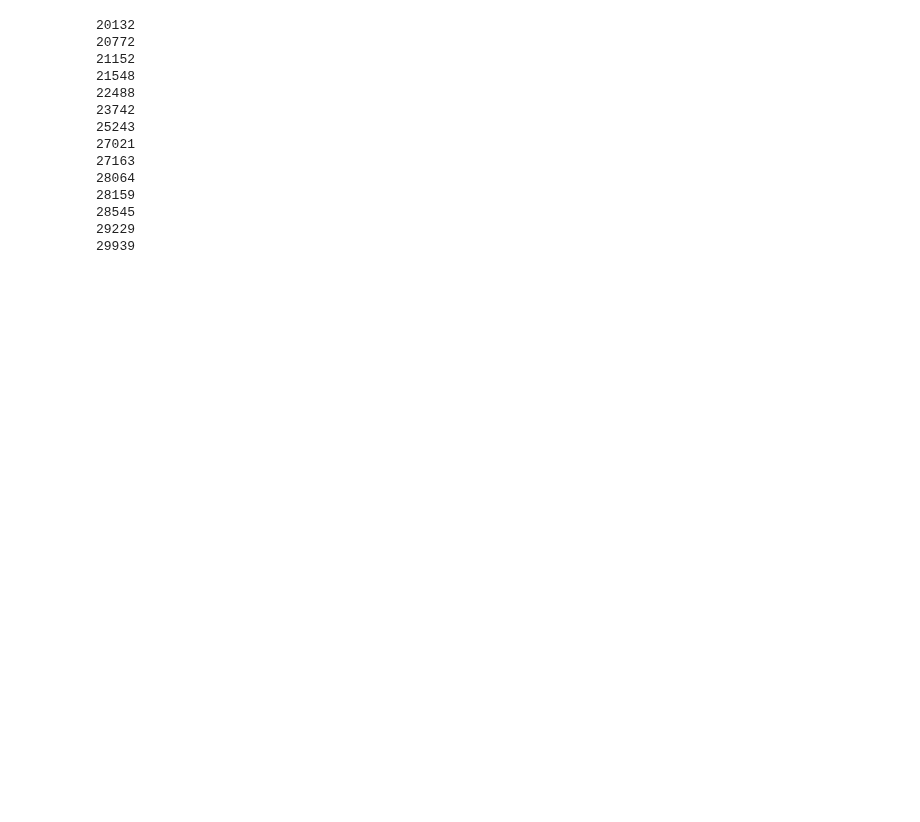
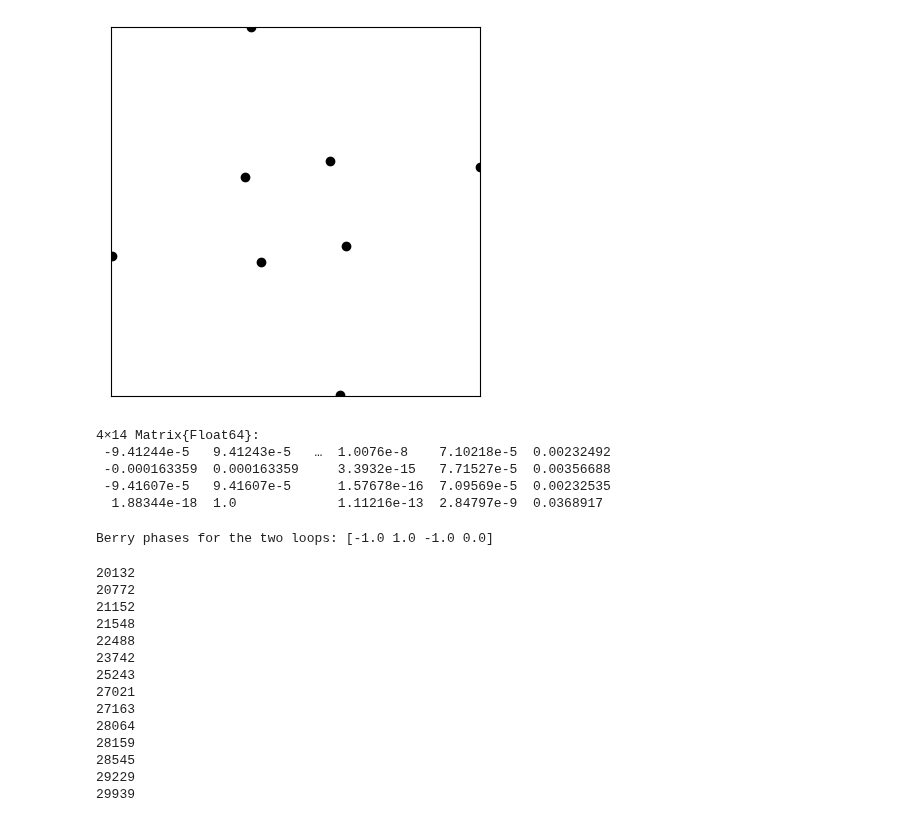
Before and after one commit to AliGhorashiCMT/Topological-Prevalence, a Jupyter notebook: symeigs/cum_fragile/Analyze.ipynb, the cells around one changed output. Saved outputs shown, nothing was run; the diff lists cells and outputs as text; code cells hidden in the pictures; blank space fills up the shorter version.

```diff
--- a/symeigs/cum_fragile/Analyze.ipynb
+++ b/symeigs/cum_fragile/Analyze.ipynb
@@ -2,0 +86,18 @@ using Crystalline, MPBUtils, JLD2, PyPlot, DelimitedFiles
+# %%
+scatter(-0.498, -0.12, color="black")
+scatter(0.498, 0.12, color="black")
+scatter(0.12, -0.498, color="black")
+scatter(-0.12, 0.498, color="black")
+
+scatter(0.0934, 0.136, color="black")
+scatter(-0.0934, -0.136, color="black")
+scatter(-0.136, 0.0934, color="black")
+scatter(0.136, -0.0934, color="black")
+
+xlim(-0.5, 0.5)
+ylim(-0.5, 0.5)
+gca().set_aspect("equal", adjustable="box")
+xticks([])
+yticks([]);
+# %% [output]
+[figure, added]
@@ -3,3 +159,19 @@ using Crystalline, MPBUtils, JLD2, PyPlot, DelimitedFiles
+# %%
+berry_phases
+# %% [output]
+4×14 Matrix{Float64}:
+ -9.41244e-5   9.41243e-5   …  1.0076e-8    7.10218e-5  0.00232492
+ -0.000163359  0.000163359     3.3932e-15   7.71527e-5  0.00356688
+ -9.41607e-5   9.41607e-5      1.57678e-16  7.09569e-5  0.00232535
+  1.88344e-18  1.0             1.11216e-13  2.84797e-9  0.0368917
+# %%
+berry_phases = readdlm("wilson_loops/output/dim2-sg10-27163-res64-te-phases.out", ',')[:, 7:end] ./ π
+berry_phases = round.(berry_phases, digits=3)
+
+# Berry phase for bands 1-3
+println("Berry phases for the two loops: ", reshape(sum(berry_phases[:, 3:5], dims=2), (1, 4)))
+# %% [output]
+Berry phases for the two loops: [-1.0 1.0 -1.0 0.0]
 # %%
 dir = "./symeigs/output"
 
```
Also changed, not shown: parts of 33 cells of this notebook.
